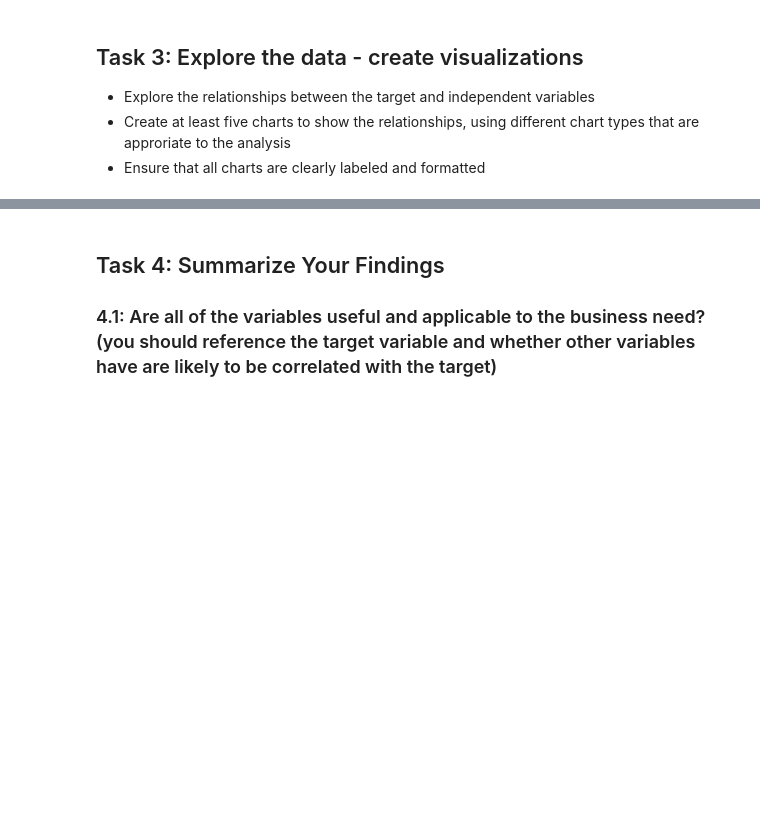
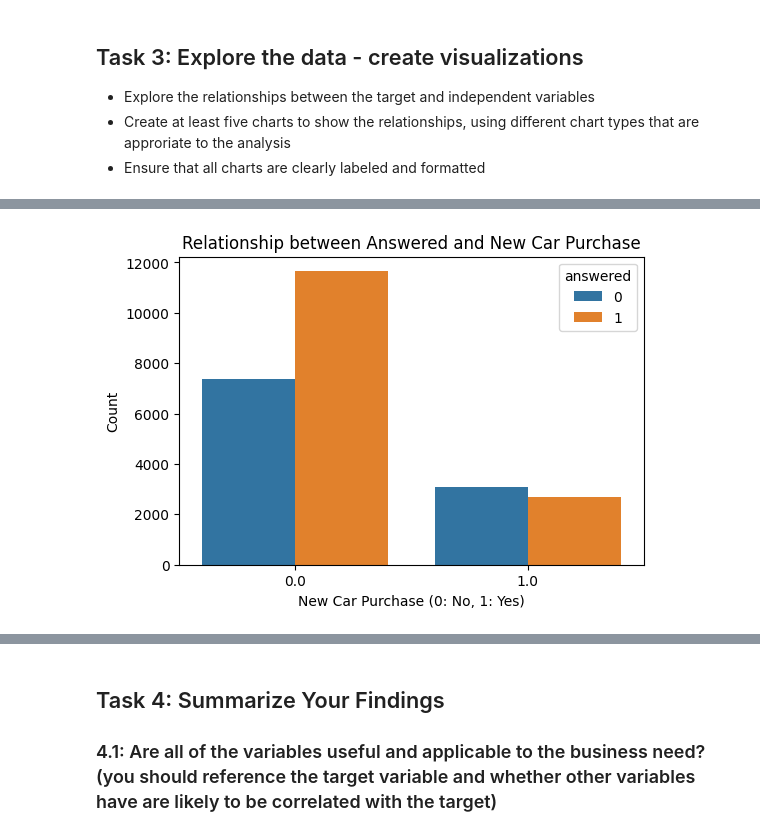
Before and after one commit to jamesmignone63-create/UofUtah_IS4487, a Jupyter notebook: Assignments/assignment_4_data_understanding.ipynb, the cells around one changed output, grey strips where cells are left out. Cells and saved outputs as stored; diff of their text form; code cells hidden in the pictures; blank space fills up the shorter version.

```diff
--- a/Assignments/assignment_4_data_understanding.ipynb
+++ b/Assignments/assignment_4_data_understanding.ipynb
@@ -81,0 +161,10 @@ As in the AdviseInvest case, we will assume `answered` is our target variable. L
+# %%
+# Chart 4: Relationship between 'answered' and 'new_car' (Categorical)
+plt.figure(figsize=(6, 4))
+sns.countplot(data=df_cleaned, x='new_car', hue='answered')
+plt.title('Relationship between Answered and New Car Purchase')
+plt.xlabel('New Car Purchase (0: No, 1: Yes)')
+plt.ylabel('Count')
+plt.show()
+# %% [output]
+[figure, added]
```
Also changed, not shown: parts of 25 cells of this notebook.
